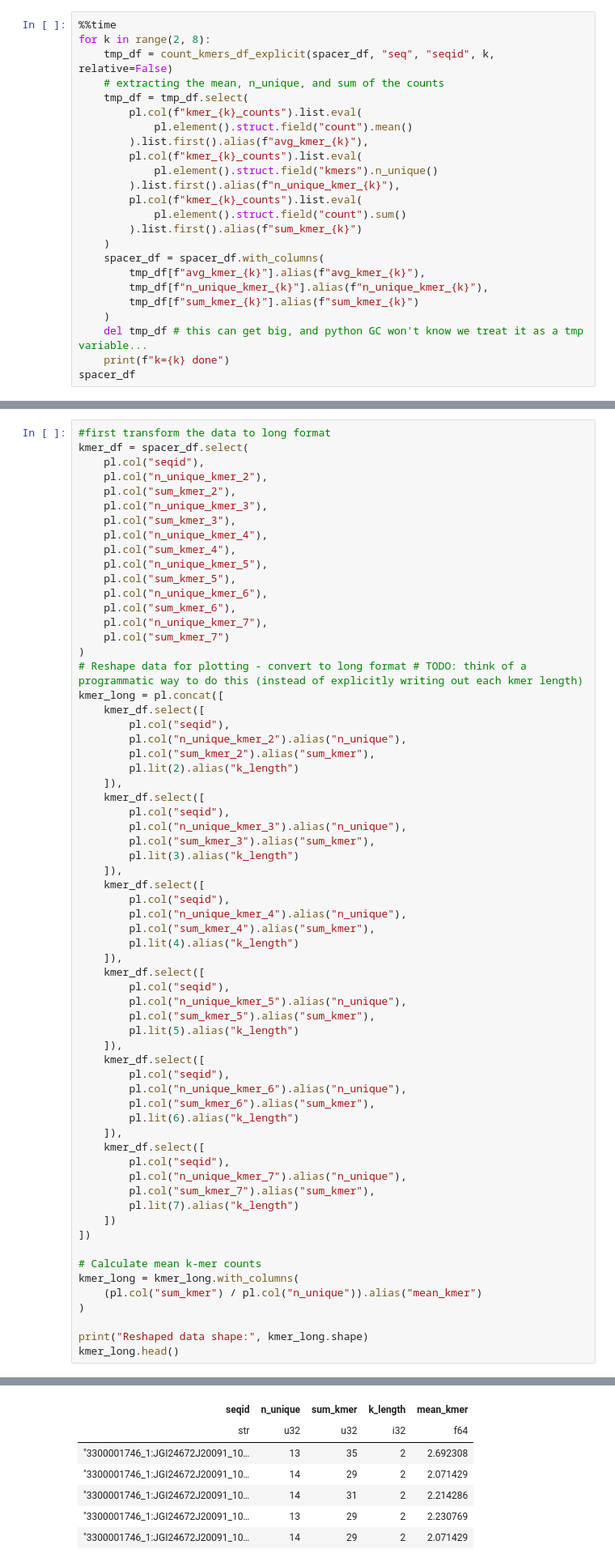
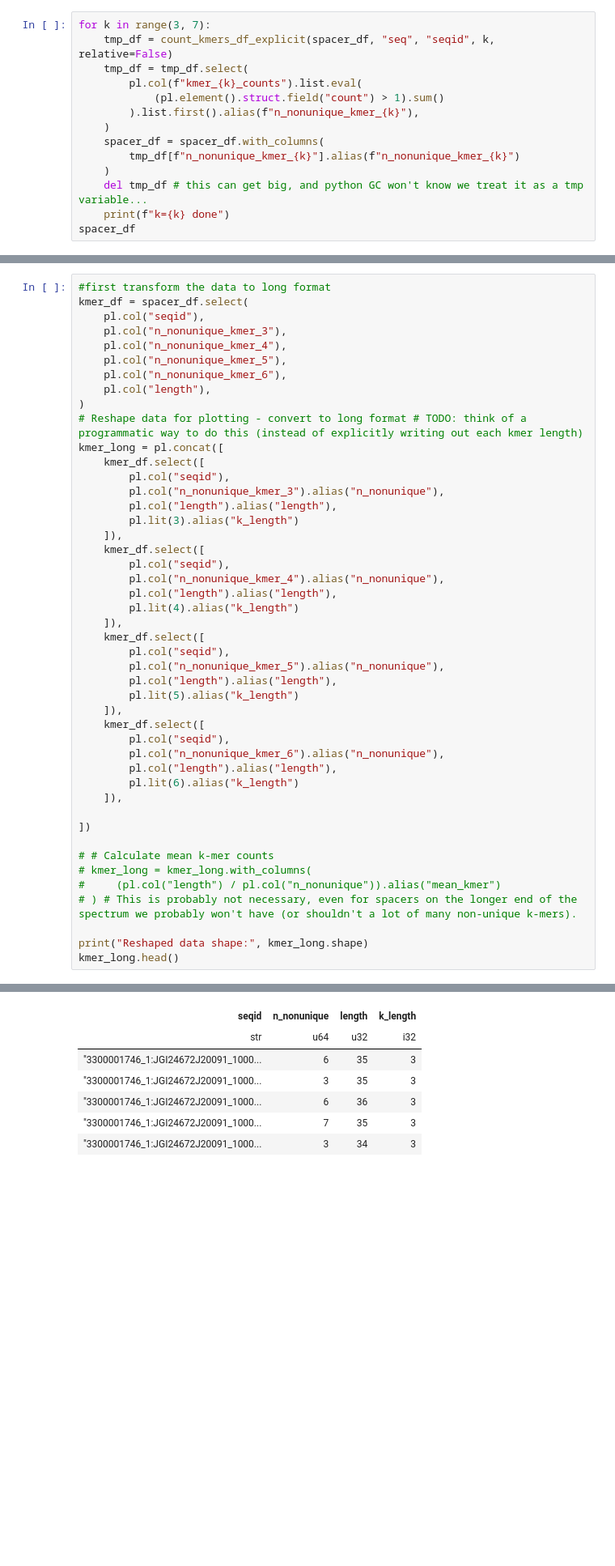
Before and after one commit to rickbeeloo/spacer_matching_bench, a Jupyter notebook: notebooks/real_spacer_inspection.ipynb, the cells around one changed output, grey strips where cells are left out. Shown at 81% size. Drawn from its saved outputs; the diff is of its cells as text; blank space fills up the shorter version.

```diff
--- a/notebooks/real_spacer_inspection.ipynb
+++ b/notebooks/real_spacer_inspection.ipynb
@@ -301,25 +238,15 @@ print(kmer_table) -->
 # %% [markdown]
 So next, we will to the table columns with the 3-7mers counts, to get an idea of the repeateveness of the spacers.
 # %%
-%%time
-for k in range(2, 8):
+for k in range(3, 7):
     tmp_df = count_kmers_df_explicit(spacer_df, "seq", "seqid", k, relative=False)
-    # extracting the mean, n_unique, and sum of the counts
     tmp_df = tmp_df.select(
         pl.col(f"kmer_{k}_counts").list.eval(
-            pl.element().struct.field("count").mean()
-        ).list.first().alias(f"avg_kmer_{k}"),
-        pl.col(f"kmer_{k}_counts").list.eval(
-            pl.element().struct.field("kmers").n_unique()
-        ).list.first().alias(f"n_unique_kmer_{k}"),
-        pl.col(f"kmer_{k}_counts").list.eval(
-            pl.element().struct.field("count").sum()
-        ).list.first().alias(f"sum_kmer_{k}")
+            (pl.element().struct.field("count") > 1).sum()
+        ).list.first().alias(f"n_nonunique_kmer_{k}"),
     )
     spacer_df = spacer_df.with_columns(
-        tmp_df[f"avg_kmer_{k}"].alias(f"avg_kmer_{k}"),
-        tmp_df[f"n_unique_kmer_{k}"].alias(f"n_unique_kmer_{k}"),
-        tmp_df[f"sum_kmer_{k}"].alias(f"sum_kmer_{k}")
+        tmp_df[f"n_nonunique_kmer_{k}"].alias(f"n_nonunique_kmer_{k}")
     )
     del tmp_df # this can get big, and python GC won't know we treat it as a tmp variable...
     print(f"k={k} done")
@@ -362,63 +285,45 @@ spacer_df.write_parquet("/clusterfs/jgi/scratch/science/metagen/neri/code/blits/
 #first transform the data to long format
 kmer_df = spacer_df.select(
     pl.col("seqid"),
-    pl.col("n_unique_kmer_2"),
-    pl.col("sum_kmer_2"),
-    pl.col("n_unique_kmer_3"),
-    pl.col("sum_kmer_3"),
-    pl.col("n_unique_kmer_4"),
-    pl.col("sum_kmer_4"),
-    pl.col("n_unique_kmer_5"),
-    pl.col("sum_kmer_5"),
-    pl.col("n_unique_kmer_6"),
-    pl.col("sum_kmer_6"),
-    pl.col("n_unique_kmer_7"),
-    pl.col("sum_kmer_7")
+    pl.col("n_nonunique_kmer_3"),
+    pl.col("n_nonunique_kmer_4"),
+    pl.col("n_nonunique_kmer_5"),
+    pl.col("n_nonunique_kmer_6"),
+    pl.col("length"),
 )
 # Reshape data for plotting - convert to long format # TODO: think of a  programmatic way to do this (instead of explicitly writing out each kmer length)
 kmer_long = pl.concat([
     kmer_df.select([
         pl.col("seqid"),
-        pl.col("n_unique_kmer_2").alias("n_unique"),
-        pl.col("sum_kmer_2").alias("sum_kmer"),
-        pl.lit(2).alias("k_length")
-    ]),
-    kmer_df.select([
-        pl.col("seqid"),
-        pl.col("n_unique_kmer_3").alias("n_unique"),
-        pl.col("sum_kmer_3").alias("sum_kmer"),
+        pl.col("n_nonunique_kmer_3").alias("n_nonunique"),
+        pl.col("length").alias("length"),
         pl.lit(3).alias("k_length")
     ]),
     kmer_df.select([
         pl.col("seqid"),
-        pl.col("n_unique_kmer_4").alias("n_unique"),
-        pl.col("sum_kmer_4").alias("sum_kmer"),
+        pl.col("n_nonunique_kmer_4").alias("n_nonunique"),
+        pl.col("length").alias("length"),
         pl.lit(4).alias("k_length")
     ]),
     kmer_df.select([
         pl.col("seqid"),
-        pl.col("n_unique_kmer_5").alias("n_unique"),
-        pl.col("sum_kmer_5").alias("sum_kmer"),
+        pl.col("n_nonunique_kmer_5").alias("n_nonunique"),
+        pl.col("length").alias("length"),
         pl.lit(5).alias("k_length")
     ]),
     kmer_df.select([
         pl.col("seqid"),
-        pl.col("n_unique_kmer_6").alias("n_unique"),
-        pl.col("sum_kmer_6").alias("sum_kmer"),
+        pl.col("n_nonunique_kmer_6").alias("n_nonunique"),
+        pl.col("length").alias("length"),
         pl.lit(6).alias("k_length")
     ]),
-    kmer_df.select([
-        pl.col("seqid"),
-        pl.col("n_unique_kmer_7").alias("n_unique"),
-        pl.col("sum_kmer_7").alias("sum_kmer"),
-        pl.lit(7).alias("k_length")
-    ])
+
 ])
 
-# Calculate mean k-mer counts
-kmer_long = kmer_long.with_columns(
-    (pl.col("sum_kmer") / pl.col("n_unique")).alias("mean_kmer")
-)
+# # Calculate mean k-mer counts
+# kmer_long = kmer_long.with_columns(
+#     (pl.col("length") / pl.col("n_nonunique")).alias("mean_kmer")
+# ) # This is probably not necessary, even for spacers on the longer end of the spectrum we probably won't have (or shouldn't a lot of many non-unique k-mers).
 
 print("Reshaped data shape:", kmer_long.shape)
 kmer_long.head()
@@ -428,10 +333,10 @@ shape: (5, 5)
-| seqid | n_unique | sum_kmer | k_length | mean_kmer |
-| str | u32 | u32 | i32 | f64 |
-| "3300001746_1:JGI24672J20091_10… | 13 | 35 | 2 | 2.692308 |
-| "3300001746_1:JGI24672J20091_10… | 14 | 29 | 2 | 2.071429 |
-| "3300001746_1:JGI24672J20091_10… | 14 | 31 | 2 | 2.214286 |
-| "3300001746_1:JGI24672J20091_10… | 13 | 29 | 2 | 2.230769 |
-| "3300001746_1:JGI24672J20091_10… | 14 | 29 | 2 | 2.071429 |
+| seqid | n_nonunique | length | k_length |
+| str | u64 | u32 | i32 |
+| "3300001746_1:JGI24672J20091_1000... | 6 | 35 | 3 |
+| "3300001746_1:JGI24672J20091_1000... | 3 | 35 | 3 |
+| "3300001746_1:JGI24672J20091_1000... | 6 | 36 | 3 |
+| "3300001746_1:JGI24672J20091_1000... | 7 | 35 | 3 |
+| "3300001746_1:JGI24672J20091_1000... | 3 | 34 | 3 |
 # %% [markdown]
 Some box plots for k-mer statistics
 # %%
```
Also changed, not shown: parts of 37 cells of this notebook, 14 other files.
